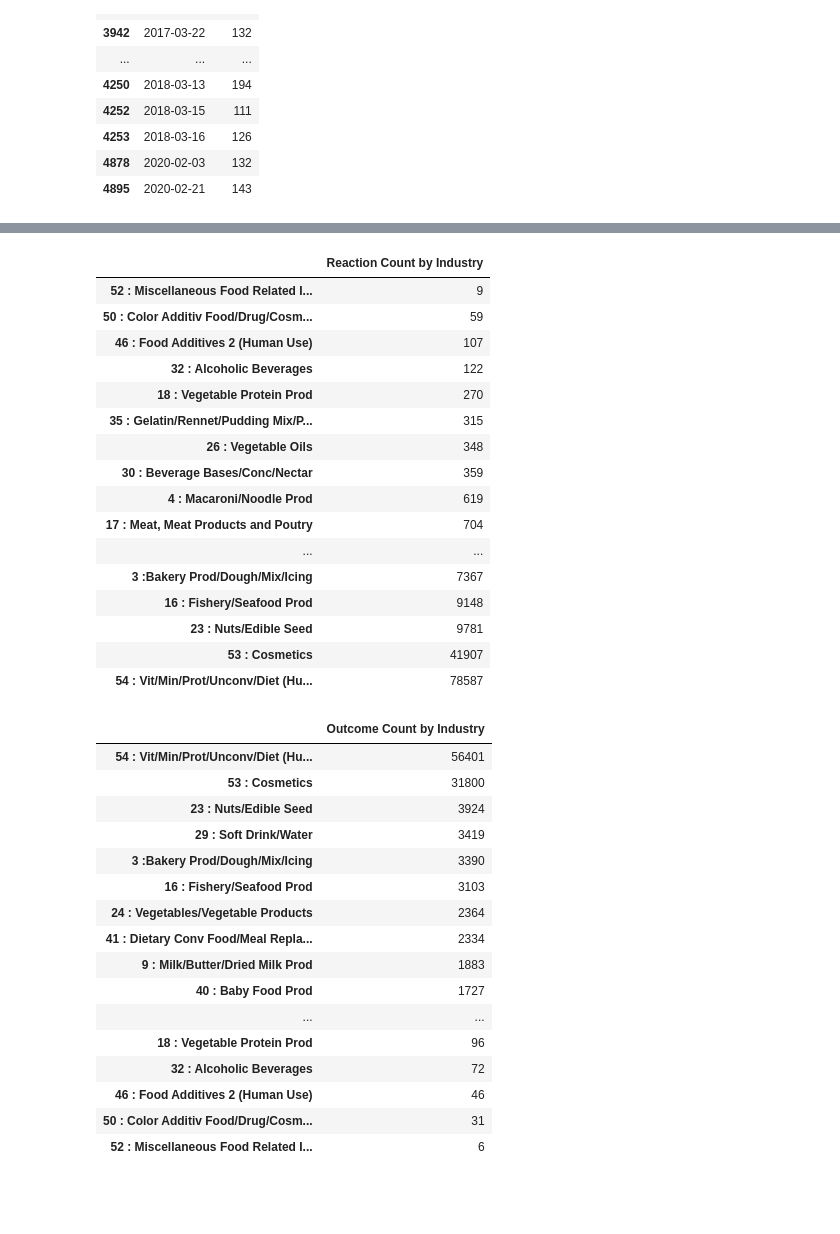
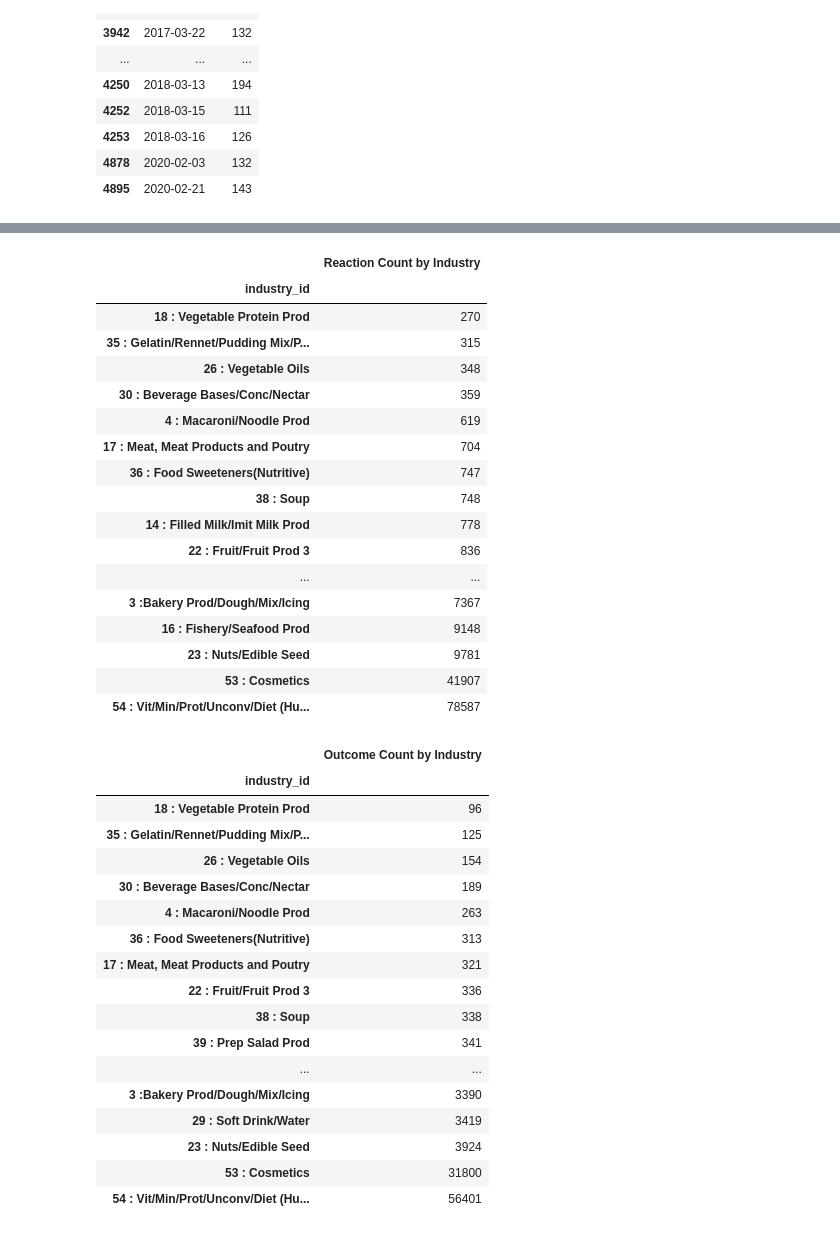
Before and after one commit to rooplaxmidesai/FDA_food, a Jupyter notebook: Mary_Lynn_Test_01.ipynb, the cells around one changed output, grey strips where cells are left out. Cells and saved outputs as stored; diff of their text form; code cells hidden in the pictures; blank space fills up the shorter version.

```diff
--- a/Mary_Lynn_Test_01.ipynb
+++ b/Mary_Lynn_Test_01.ipynb
@@ -1070,20 +1091,21 @@ df_ind_reaction_count_transp
 | 66 : Human and Animal Drugs 7 | 0 |
 | 67 : Type A Medicated Articles | 0 |
 # %%
-df_ind_reaction_count_transp_sort = df_ind_reaction_count_transp.sort_values("Reaction Count by Industry",ascending=True).tail(41)
+df_ind_reaction_count_transp_sort = df_ind_reaction_count_transp.sort_values("Reaction Count by Industry").tail(37)
 df_ind_reaction_count_transp_sort
 # %% [output]
 |  | Reaction Count by Industry |
-| 52 : Miscellaneous Food Related I... | 9 |
-| 50 : Color Additiv Food/Drug/Cosm... | 59 |
-| 46 : Food Additives 2 (Human Use) | 107 |
-| 32 : Alcoholic Beverages | 122 |
+| industry_id |  |
 | 18 : Vegetable Protein Prod | 270 |
 | 35 : Gelatin/Rennet/Pudding Mix/P... | 315 |
 | 26 : Vegetable Oils | 348 |
 | 30 : Beverage Bases/Conc/Nectar | 359 |
 | 4 : Macaroni/Noodle Prod | 619 |
 | 17 : Meat, Meat Products and Poutry | 704 |
+| 36 : Food Sweeteners(Nutritive) | 747 |
+| 38 : Soup | 748 |
+| 14 : Filled Milk/Imit Milk Prod | 778 |
+| 22 : Fruit/Fruit Prod 3 | 836 |
 | ... | ... |
 | 3 :Bakery Prod/Dough/Mix/Icing | 7367 |
 | 16 : Fishery/Seafood Prod | 9148 |
@@ -1152,48 +1174,50 @@ df_ind_outcome_count_transp.rename(index = {'2':'2: Whole Grain/Milled Grain Pro
                                      '38' :'38 : Soup',
                                      '39' :'39 : Prep Salad Prod',
                                      '40' :'40 : Baby Food Prod',
                                      '41' :'41 : Dietary Conv Food/Meal Replacements',
                                      '42' :'42 : Edible Insects and Insect-derived Foods',
                                      '45' :'45 : Food Additives (Human Use)',
                                      '46' :'46 : Food Additives 2 (Human Use)',
                                      '47' :'47 : Food Additives 3 (Human Use)',
                                      '50' :'50 : Color Additiv Food/Drug/Cosmetic',
                                      '51' :'51 : Food Service/Conveyance',
                                      '52' :'52 : Miscellaneous Food Related Items',
                                      '53' :'53 : Cosmetics',
                                      '54' :'54 : Vit/Min/Prot/Unconv/Diet (Human/Animal)',
                                      '55' :'55 : Pharm Necess & Center for Drug/Bio',
                                      '56' :'56 : Antibiotics (Human/Animal)',
                                      '57' :'57 : Bio & Licensed In-Vivo & In-Vitro Diag',
                                      '59' :'59 : Multiple Drug Warehouses',
                                      '60' :'60 : Human and Animal Drugs',
                                      '61' :'61 : Human and Animal Drugs 2',
                                      '62' :'62 : Human and Animal Drugs 3',
                                      '63' :'63 : Human and Animal Drugs 4',
                                      '64' :'64 : Human and Animal Drugs 5',
                                      '65' :'65 : Human and Animal Drugs 6',
                                      '66' :'66 : Human and Animal Drugs 7',
                                      '67': '67 : Type A Medicated Articles'} ,
                                       inplace = True)
 
+df_ind_outcome_count_transp.index.name = 'industry_id'
 df_ind_outcome_count_transp
-df_ind_outcome_transp_sort = df_ind_outcome_count_transp.sort_values('Outcome Count by Industry',ascending=False).head(41)
-df_ind_outcome_transp_sort
+df_ind_outcome_count_transp_sort = df_ind_outcome_count_transp.sort_values('Outcome Count by Industry').tail(37)
+df_ind_outcome_count_transp_sort
 # %% [output]
 |  | Outcome Count by Industry |
+| industry_id |  |
+| 18 : Vegetable Protein Prod | 96 |
+| 35 : Gelatin/Rennet/Pudding Mix/P... | 125 |
+| 26 : Vegetable Oils | 154 |
+| 30 : Beverage Bases/Conc/Nectar | 189 |
+| 4 : Macaroni/Noodle Prod | 263 |
+| 36 : Food Sweeteners(Nutritive) | 313 |
+| 17 : Meat, Meat Products and Poutry | 321 |
+| 22 : Fruit/Fruit Prod 3 | 336 |
+| 38 : Soup | 338 |
+| 39 : Prep Salad Prod | 341 |
+| ... | ... |
+| 3 :Bakery Prod/Dough/Mix/Icing | 3390 |
+| 29 : Soft Drink/Water | 3419 |
+| 23 : Nuts/Edible Seed | 3924 |
+| 53 : Cosmetics | 31800 |
 | 54 : Vit/Min/Prot/Unconv/Diet (Hu... | 56401 |
-| 53 : Cosmetics | 31800 |
-| 23 : Nuts/Edible Seed | 3924 |
-| 29 : Soft Drink/Water | 3419 |
-| 3 :Bakery Prod/Dough/Mix/Icing | 3390 |
-| 16 : Fishery/Seafood Prod | 3103 |
-| 24 : Vegetables/Vegetable Products | 2364 |
-| 41 : Dietary Conv Food/Meal Repla... | 2334 |
-| 9 : Milk/Butter/Dried Milk Prod | 1883 |
-| 40 : Baby Food Prod | 1727 |
-| ... | ... |
-| 18 : Vegetable Protein Prod | 96 |
-| 32 : Alcoholic Beverages | 72 |
-| 46 : Food Additives 2 (Human Use) | 46 |
-| 50 : Color Additiv Food/Drug/Cosm... | 31 |
-| 52 : Miscellaneous Food Related I... | 6 |
```
Also changed, not shown: parts of 6 cells of this notebook.
